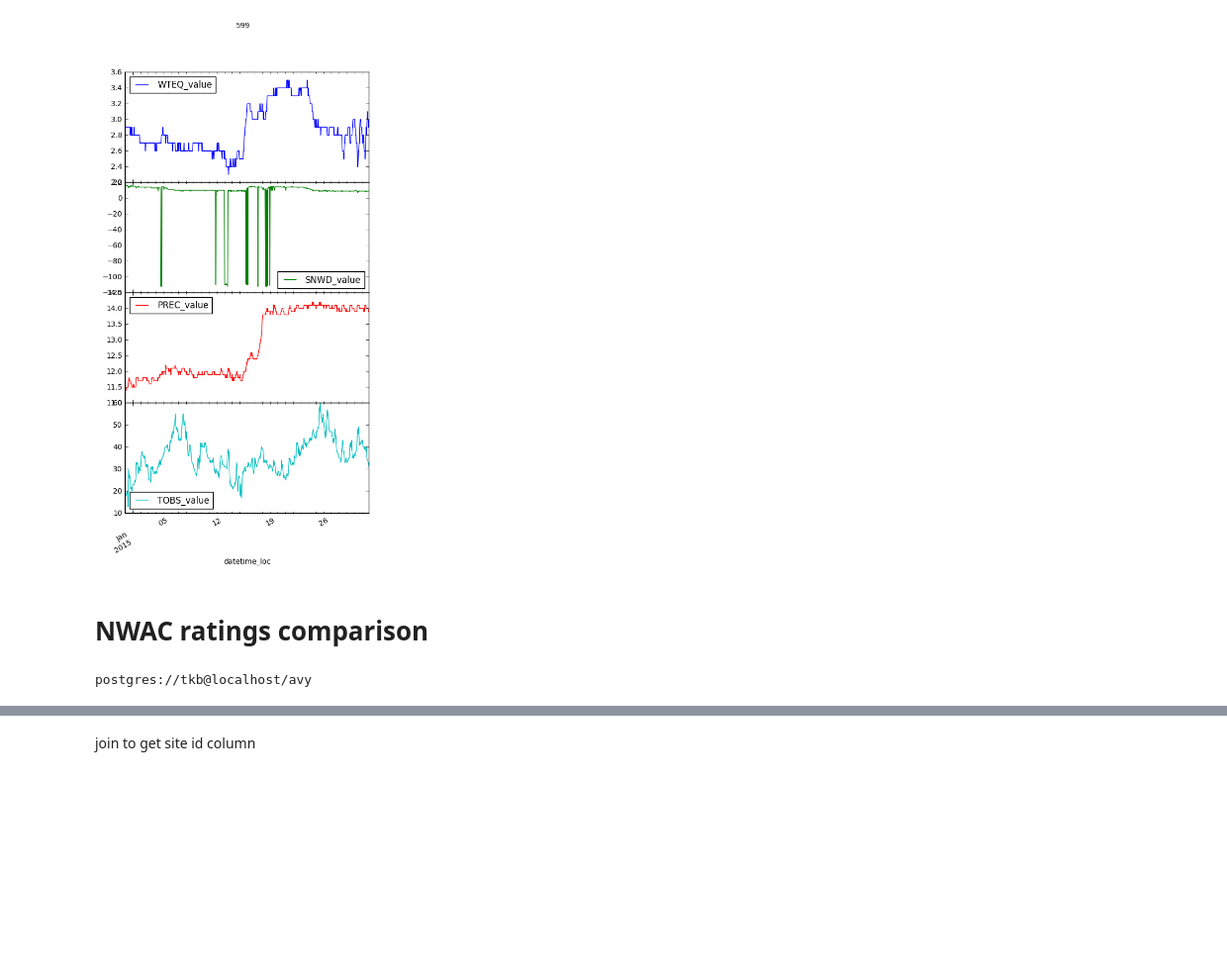
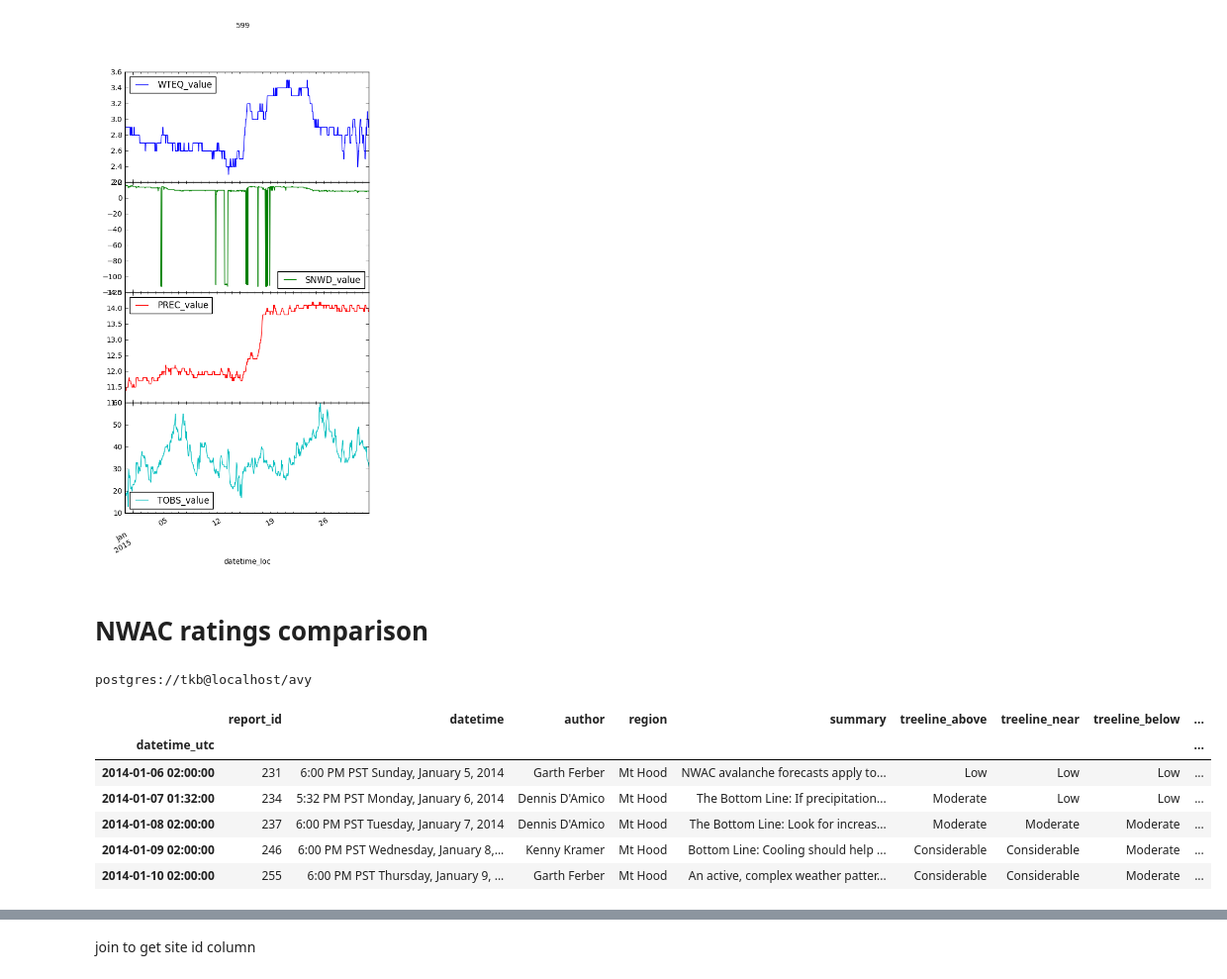
Before and after one commit to baldwint/snotelier, a Jupyter notebook: usda.ipynb, the cells around one changed output, grey strips where cells are left out. Shown at 99% size. Saved outputs shown, nothing was run; the diff lists cells and outputs as text; code cells hidden in the pictures; blank space fills up the shorter version.

```diff
--- a/usda.ipynb
+++ b/usda.ipynb
@@ -197,6 +258,17 @@ def fetch_nwac_ratings_localtime(range_min, range_max, region='Mt Hood'):
     df2['datetime_loc'] = df2.index.tz_localize(pytz.utc).tz_convert(pacific).tz_localize(None)
     df2 = df2.reset_index().set_index('datetime_loc')
     return df2
+# %%
+df2 = fetch_nwac_ratings(range_min, range_max)
+df2.head()
+# %% [output]
+|  | report_id | datetime | author | region | summary | treeline_above | treeline_near | treeline_below | ... |
+| datetime_utc |  |  |  |  |  |  |  |  | ... |
+| 2014-01-06 02:00:00 | 231 | 6:00 PM PST Sunday, January 5, 2014 | Garth Ferber | Mt Hood | NWAC avalanche forecasts apply to... | Low | Low | Low | ... |
+| 2014-01-07 01:32:00 | 234 | 5:32 PM PST Monday, January 6, 2014 | Dennis D'Amico | Mt Hood | The Bottom Line: If precipitation... | Moderate | Low | Low | ... |
+| 2014-01-08 02:00:00 | 237 | 6:00 PM PST Tuesday, January 7, 2014 | Dennis D'Amico | Mt Hood | The Bottom Line: Look for increas... | Moderate | Moderate | Moderate | ... |
+| 2014-01-09 02:00:00 | 246 | 6:00 PM PST Wednesday, January 8,... | Kenny Kramer | Mt Hood | Bottom Line: Cooling should help ... | Considerable | Considerable | Moderate | ... |
+| 2014-01-10 02:00:00 | 255 | 6:00 PM PST Thursday, January 9, ... | Garth Ferber | Mt Hood | An active, complex weather patter... | Considerable | Considerable | Moderate | ... |
 # %%
 df2 = fetch_nwac_ratings_localtime(range_min, range_max)
 df2.head()
```
Also changed, not shown: parts of 13 cells of this notebook, 1 other file.
